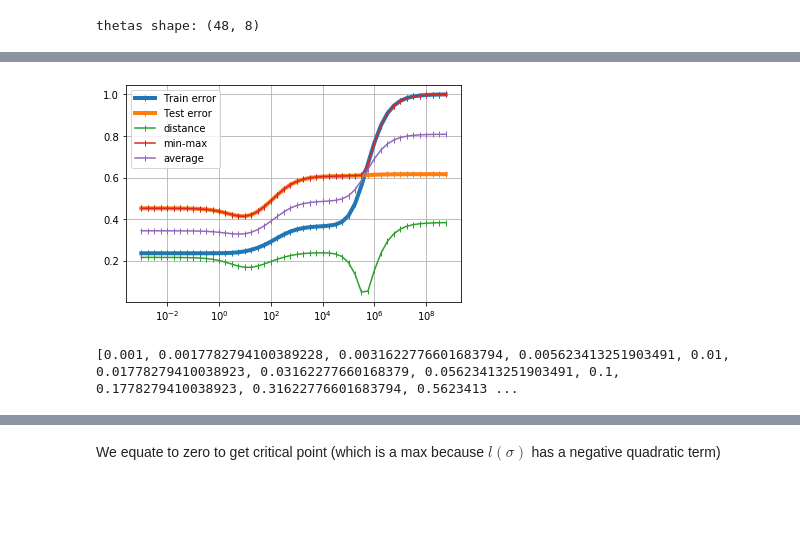
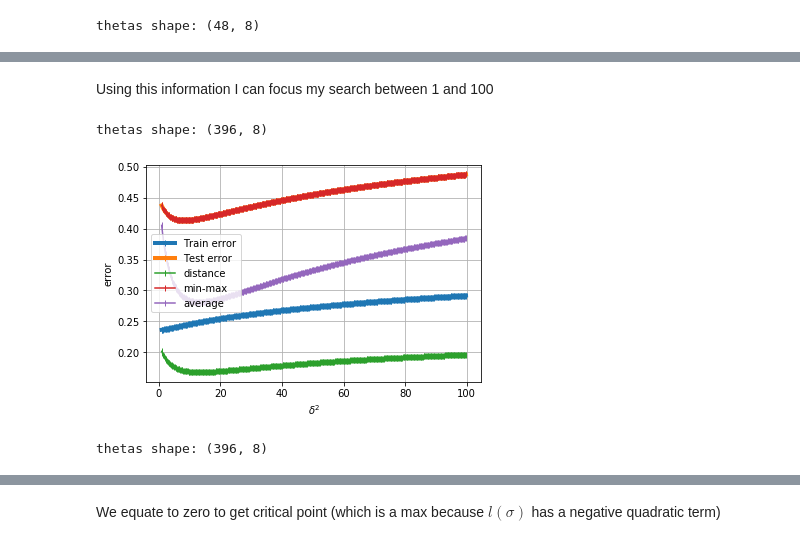
Before and after one commit to LecJackS/CPSC-540-Nando-de-Freitas, a Jupyter notebook: Homework 1.ipynb, the cells around one changed output, grey strips where cells are left out. Drawn from its saved outputs; the diff is of its cells as text; code cells hidden in the pictures; blank space fills up the shorter version.

```diff
--- a/Homework 1.ipynb
+++ b/Homework 1.ipynb
@@ -248,0 +271,16 @@ test_errors = test_errors / cv_folds
+# %% [markdown]
+Using this information I can focus my search between 1 and 100
+# %%
+def get_finer_thetas(X_train, y_train):
+    thetas = []
+    d2s = []
+    for i in np.arange(1, 100, 0.25):
+        d2 = i
+        d2s.append(d2)
+        thetas.append(ridge(X_train, y_train, d2))
+    return d2s, thetas
+
+d2s, thetas = get_finer_thetas(X_train, y_train)
+print('thetas shape:', np.shape(thetas))
+# %% [output]
+thetas shape: (396, 8)
@@ -249,14 +329,29 @@ test_errors = test_errors / cv_folds
 # %%
 plt.plot(d2s, train_errors, label='Train error', marker='|', linewidth=4)
 plt.plot(d2s, test_errors, label='Test error', marker='|', linewidth=4)
 plt.plot(d2s, abs(test_errors-train_errors), label='distance', marker='|')
 plt.plot(d2s, np.maximum(test_errors,train_errors), label='min-max', marker='|')
-plt.plot(d2s, (test_errors+train_errors)/2., label='average', marker='|')
-plt.xscale('log')
+plt.plot(d2s, 10*np.square(test_errors-train_errors), label='average', marker='|')
+#plt.xscale('log')
+plt.xlabel(r'$\delta^2$')
+plt.ylabel('error')
 plt.grid()
 plt.legend()
 plt.show()
 #print(d2s)
 # %% [output]
-[figure, old version]
+[figure, new version]
-[0.001, 0.0017782794100389228, 0.0031622776601683794, 0.005623413251903491, 0.01, 0.01778279410038923, 0.03162277660168379, 0.05623413251903491, 0.1, 0.1778279410038923, 0.31622776601683794, 0.5623413 ...
+# %%
+def get_finer_thetas(X_train, y_train):
+    thetas = []
+    d2s = []
+    for i in np.arange(1, 100, 0.25):
+        d2 = i
+        d2s.append(d2)
+        thetas.append(ridge(X_train, y_train, d2))
+    return d2s, thetas
+
+d2s, thetas = get_finer_thetas(X_train, y_train)
+print('thetas shape:', np.shape(thetas))
+# %% [output]
+thetas shape: (396, 8)
```
Also changed, not shown: parts of 52 cells of this notebook, 6 other files.
